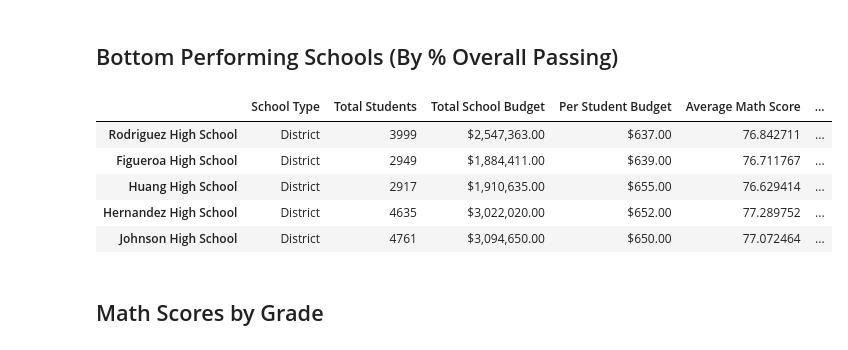
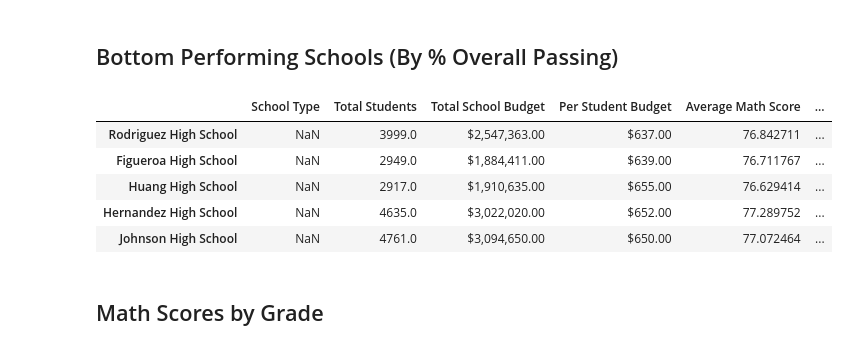
Before and after one commit to mafeestaba/pandas-challenge, a Jupyter notebook: PyCitySchools_starter.ipynb, the cells around one changed output. Cells and saved outputs as stored; diff of their text form; code cells hidden in the pictures.

```diff
--- a/PyCitySchools_starter.ipynb
+++ b/PyCitySchools_starter.ipynb
@@ -145,16 +153,17 @@ KeyError: "['per_school_math', 'per_school_reading'] not in index"
 # %%
 # Calculate the number of students per school with math scores of 70 or higher
-students_passing_math =
-school_students_passing_math =
+students_passing_math = school_data_complete[school_data_complete['math_score'] >= 70]
+school_students_passing_math = students_passing_math.groupby(
+    'school_name').size()
 # %%
 # Calculate the number of students per school with reading scores of 70 or higher
-students_passing_reading =
-school_students_passing_reading =
+students_passing_reading = school_data_complete[school_data_complete['reading_score'] >= 70]
+school_students_passing_reading = students_passing_reading.groupby(
+    ["school_name"]).size()
 # %%
 # Use the provided code to calculate the number of students per school that passed both math and reading with scores of 70 or higher
 students_passing_math_and_reading = school_data_complete[
-    (school_data_complete["reading_score"] >= 70) & (school_data_complete["math_score"] >= 70)
-]
+    (school_data_complete["reading_score"] >= 70) & (school_data_complete["math_score"] >= 70)]
 school_students_passing_math_and_reading = students_passing_math_and_reading.groupby(["school_name"]).size()
 # %%
 # Use the provided code to calculate the passing rates
@@ -163,7 +172,15 @@ per_school_passing_reading = school_students_passing_reading / per_school_counts
 overall_passing_rate = school_students_passing_math_and_reading / per_school_counts * 100
 # %%
 # Create a DataFrame called `per_school_summary` with columns for the calculations above.
-per_school_summary =
+per_school_summary = pd.DataFrame({"School Type":school_types,
+                                  "Total Students": per_school_counts,
+                                  "Total School Budget": per_school_budget,
+                                  "Per Student Budget":per_school_capita,
+                                  "Average Math Score": per_school_math,
+                                  "Average Reading Score": per_school_reading,
+                                  "% Passing Math": per_school_passing_math,
+                                  "% Passing Reading": per_school_passing_reading,
+                                  "% Overall Passing": overall_passing_rate})
 
 # Formatting
 per_school_summary["Total School Budget"] = per_school_summary["Total School Budget"].map("${:,.2f}".format)
@@ -205,15 +224,15 @@ top_schools.head(5)
 ## Bottom Performing Schools (By % Overall Passing)
 # %%
 # Sort the schools by `% Overall Passing` in ascending order and display the top 5 rows.
-bottom_schools =
+bottom_schools = per_school_summary.sort_values(by='% Overall Passing', ascending=True)
 bottom_schools.head(5)
 # %% [output]
 |  | School Type | Total Students | Total School Budget | Per Student Budget | Average Math Score | ... |
-| Rodriguez High School | District | 3999 | $2,547,363.00 | $637.00 | 76.842711 | ... |
-| Figueroa High School | District | 2949 | $1,884,411.00 | $639.00 | 76.711767 | ... |
-| Huang High School | District | 2917 | $1,910,635.00 | $655.00 | 76.629414 | ... |
-| Hernandez High School | District | 4635 | $3,022,020.00 | $652.00 | 77.289752 | ... |
-| Johnson High School | District | 4761 | $3,094,650.00 | $650.00 | 77.072464 | ... |
+| Rodriguez High School | NaN | 3999.0 | $2,547,363.00 | $637.00 | 76.842711 | ... |
+| Figueroa High School | NaN | 2949.0 | $1,884,411.00 | $639.00 | 76.711767 | ... |
+| Huang High School | NaN | 2917.0 | $1,910,635.00 | $655.00 | 76.629414 | ... |
+| Hernandez High School | NaN | 4635.0 | $3,022,020.00 | $652.00 | 77.289752 | ... |
+| Johnson High School | NaN | 4761.0 | $3,094,650.00 | $650.00 | 77.072464 | ... |
 # %% [markdown]
 ## Math Scores by Grade
 # %%
```
Also changed, not shown: parts of 12 cells of this notebook.
